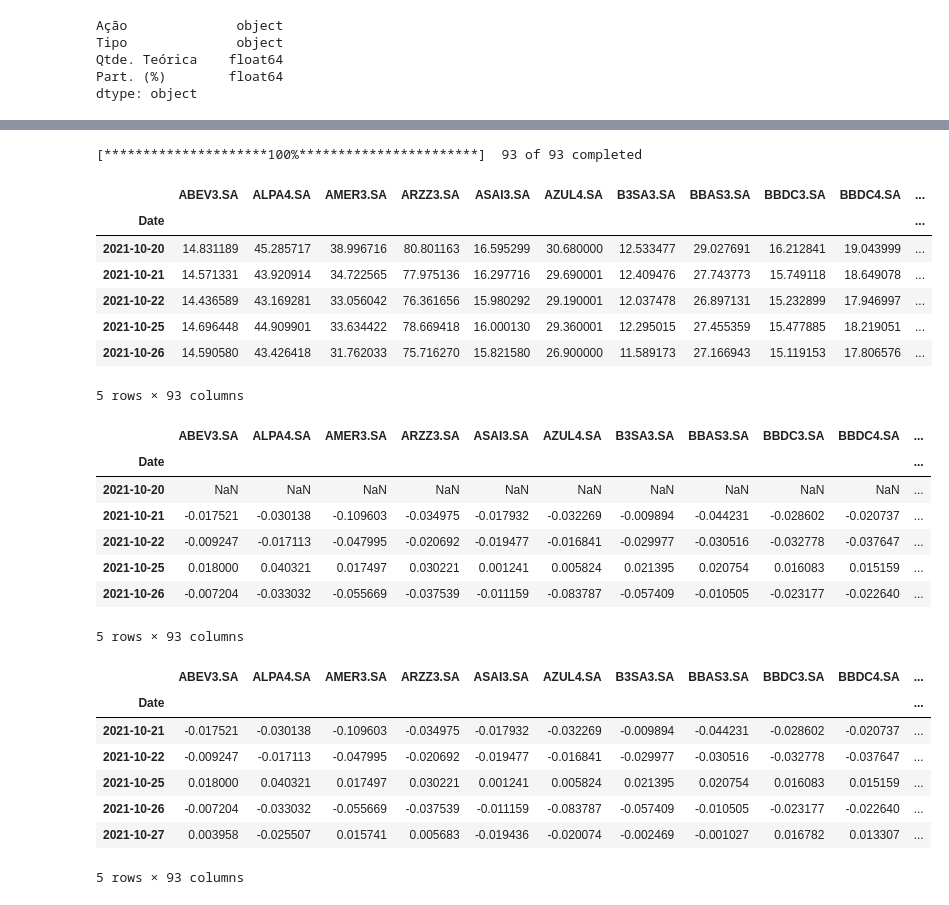
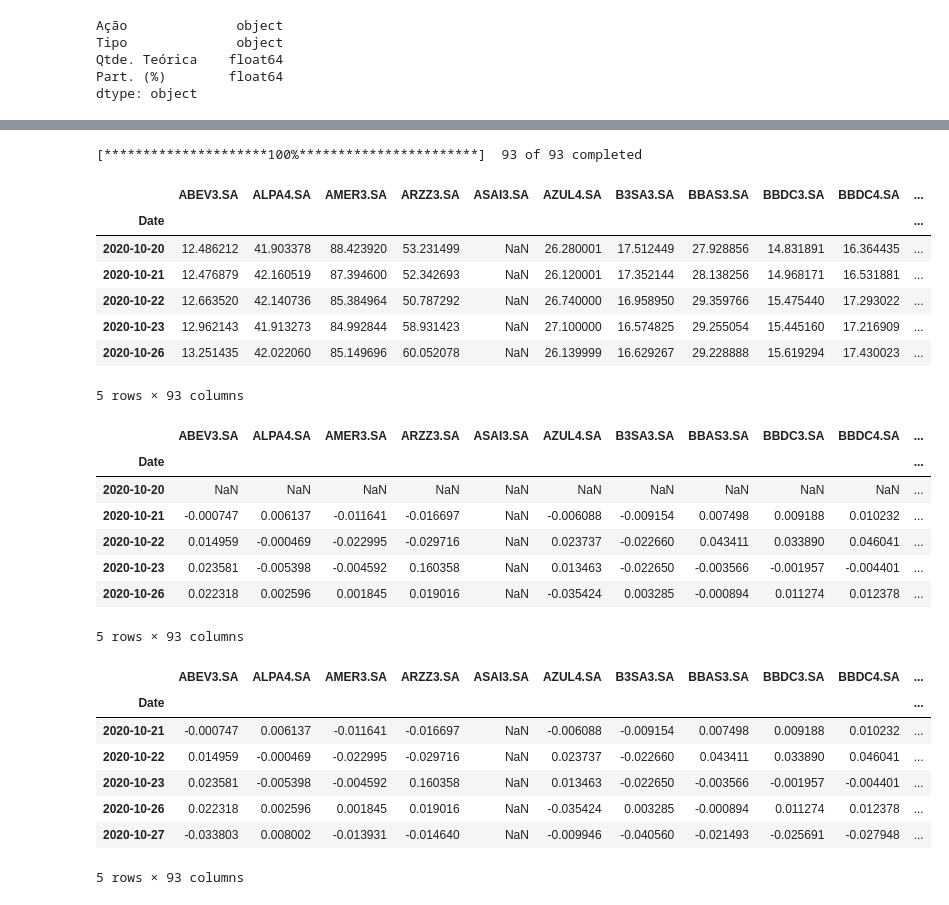
Before and after one commit to brunokuntze/Betas-ibovespa, a Jupyter notebook: Beta.ipynb, the cells around one changed output, grey strips where cells are left out. Cells and saved outputs as stored; diff of their text form; code cells hidden in the pictures.

```diff
--- a/Beta.ipynb
+++ b/Beta.ipynb
@@ -59,17 +59,17 @@ display(tickers)
  '^BVSP']
 # %%
 # Fazendo download do histórico de preço da lista de tickers
-precos = yf.download(tickers,'2021-10-20')['Adj Close']
+precos = yf.download(tickers,'2020-10-20')['Adj Close']
 precos.head()
 # %% [output]
 [*********************100%***********************]  93 of 93 completed
 |  | ABEV3.SA | ALPA4.SA | AMER3.SA | ARZZ3.SA | ASAI3.SA | AZUL4.SA | B3SA3.SA | BBAS3.SA | BBDC3.SA | BBDC4.SA | ... |
 | Date |  |  |  |  |  |  |  |  |  |  | ... |
-| 2021-10-20 | 14.831189 | 45.285717 | 38.996716 | 80.801163 | 16.595299 | 30.680000 | 12.533477 | 29.027691 | 16.212841 | 19.043999 | ... |
-| 2021-10-21 | 14.571331 | 43.920914 | 34.722565 | 77.975136 | 16.297716 | 29.690001 | 12.409476 | 27.743773 | 15.749118 | 18.649078 | ... |
-| 2021-10-22 | 14.436589 | 43.169281 | 33.056042 | 76.361656 | 15.980292 | 29.190001 | 12.037478 | 26.897131 | 15.232899 | 17.946997 | ... |
-| 2021-10-25 | 14.696448 | 44.909901 | 33.634422 | 78.669418 | 16.000130 | 29.360001 | 12.295015 | 27.455359 | 15.477885 | 18.219051 | ... |
-| 2021-10-26 | 14.590580 | 43.426418 | 31.762033 | 75.716270 | 15.821580 | 26.900000 | 11.589173 | 27.166943 | 15.119153 | 17.806576 | ... |
+| 2020-10-20 | 12.486212 | 41.903378 | 88.423920 | 53.231499 | NaN | 26.280001 | 17.512449 | 27.928856 | 14.831891 | 16.364435 | ... |
+| 2020-10-21 | 12.476879 | 42.160519 | 87.394600 | 52.342693 | NaN | 26.120001 | 17.352144 | 28.138256 | 14.968171 | 16.531881 | ... |
+| 2020-10-22 | 12.663520 | 42.140736 | 85.384964 | 50.787292 | NaN | 26.740000 | 16.958950 | 29.359766 | 15.475440 | 17.293022 | ... |
+| 2020-10-23 | 12.962143 | 41.913273 | 84.992844 | 58.931423 | NaN | 27.100000 | 16.574825 | 29.255054 | 15.445160 | 17.216909 | ... |
+| 2020-10-26 | 13.251435 | 42.022060 | 85.149696 | 60.052078 | NaN | 26.139999 | 16.629267 | 29.228888 | 15.619294 | 17.430023 | ... |
 5 rows × 93 columns
 # %%
 # Transformando histórico de preços em histórico de retornos diários
@@ -78,11 +78,11 @@ retornos.head()
 # %% [output]
 |  | ABEV3.SA | ALPA4.SA | AMER3.SA | ARZZ3.SA | ASAI3.SA | AZUL4.SA | B3SA3.SA | BBAS3.SA | BBDC3.SA | BBDC4.SA | ... |
 | Date |  |  |  |  |  |  |  |  |  |  | ... |
-| 2021-10-20 | NaN | NaN | NaN | NaN | NaN | NaN | NaN | NaN | NaN | NaN | ... |
-| 2021-10-21 | -0.017521 | -0.030138 | -0.109603 | -0.034975 | -0.017932 | -0.032269 | -0.009894 | -0.044231 | -0.028602 | -0.020737 | ... |
-| 2021-10-22 | -0.009247 | -0.017113 | -0.047995 | -0.020692 | -0.019477 | -0.016841 | -0.029977 | -0.030516 | -0.032778 | -0.037647 | ... |
-| 2021-10-25 | 0.018000 | 0.040321 | 0.017497 | 0.030221 | 0.001241 | 0.005824 | 0.021395 | 0.020754 | 0.016083 | 0.015159 | ... |
-| 2021-10-26 | -0.007204 | -0.033032 | -0.055669 | -0.037539 | -0.011159 | -0.083787 | -0.057409 | -0.010505 | -0.023177 | -0.022640 | ... |
+| 2020-10-20 | NaN | NaN | NaN | NaN | NaN | NaN | NaN | NaN | NaN | NaN | ... |
+| 2020-10-21 | -0.000747 | 0.006137 | -0.011641 | -0.016697 | NaN | -0.006088 | -0.009154 | 0.007498 | 0.009188 | 0.010232 | ... |
+| 2020-10-22 | 0.014959 | -0.000469 | -0.022995 | -0.029716 | NaN | 0.023737 | -0.022660 | 0.043411 | 0.033890 | 0.046041 | ... |
+| 2020-10-23 | 0.023581 | -0.005398 | -0.004592 | 0.160358 | NaN | 0.013463 | -0.022650 | -0.003566 | -0.001957 | -0.004401 | ... |
+| 2020-10-26 | 0.022318 | 0.002596 | 0.001845 | 0.019016 | NaN | -0.035424 | 0.003285 | -0.000894 | 0.011274 | 0.012378 | ... |
 5 rows × 93 columns
 # %%
 # Removendo o primeiro dia de histórico, que terá retorno nulo
@@ -91,11 +91,11 @@ retornos.head()
 # %% [output]
 |  | ABEV3.SA | ALPA4.SA | AMER3.SA | ARZZ3.SA | ASAI3.SA | AZUL4.SA | B3SA3.SA | BBAS3.SA | BBDC3.SA | BBDC4.SA | ... |
 | Date |  |  |  |  |  |  |  |  |  |  | ... |
-| 2021-10-21 | -0.017521 | -0.030138 | -0.109603 | -0.034975 | -0.017932 | -0.032269 | -0.009894 | -0.044231 | -0.028602 | -0.020737 | ... |
-| 2021-10-22 | -0.009247 | -0.017113 | -0.047995 | -0.020692 | -0.019477 | -0.016841 | -0.029977 | -0.030516 | -0.032778 | -0.037647 | ... |
-| 2021-10-25 | 0.018000 | 0.040321 | 0.017497 | 0.030221 | 0.001241 | 0.005824 | 0.021395 | 0.020754 | 0.016083 | 0.015159 | ... |
-| 2021-10-26 | -0.007204 | -0.033032 | -0.055669 | -0.037539 | -0.011159 | -0.083787 | -0.057409 | -0.010505 | -0.023177 | -0.022640 | ... |
-| 2021-10-27 | 0.003958 | -0.025507 | 0.015741 | 0.005683 | -0.019436 | -0.020074 | -0.002469 | -0.001027 | 0.016782 | 0.013307 | ... |
+| 2020-10-21 | -0.000747 | 0.006137 | -0.011641 | -0.016697 | NaN | -0.006088 | -0.009154 | 0.007498 | 0.009188 | 0.010232 | ... |
+| 2020-10-22 | 0.014959 | -0.000469 | -0.022995 | -0.029716 | NaN | 0.023737 | -0.022660 | 0.043411 | 0.033890 | 0.046041 | ... |
+| 2020-10-23 | 0.023581 | -0.005398 | -0.004592 | 0.160358 | NaN | 0.013463 | -0.022650 | -0.003566 | -0.001957 | -0.004401 | ... |
+| 2020-10-26 | 0.022318 | 0.002596 | 0.001845 | 0.019016 | NaN | -0.035424 | 0.003285 | -0.000894 | 0.011274 | 0.012378 | ... |
+| 2020-10-27 | -0.033803 | 0.008002 | -0.013931 | -0.014640 | NaN | -0.009946 | -0.040560 | -0.021493 | -0.025691 | -0.027948 | ... |
 5 rows × 93 columns
 # %%
 # Estatísticas sumárias do histórico de retornos diários de cada ação do ibovespa
```
Also changed, not shown: parts of 8 cells of this notebook.
